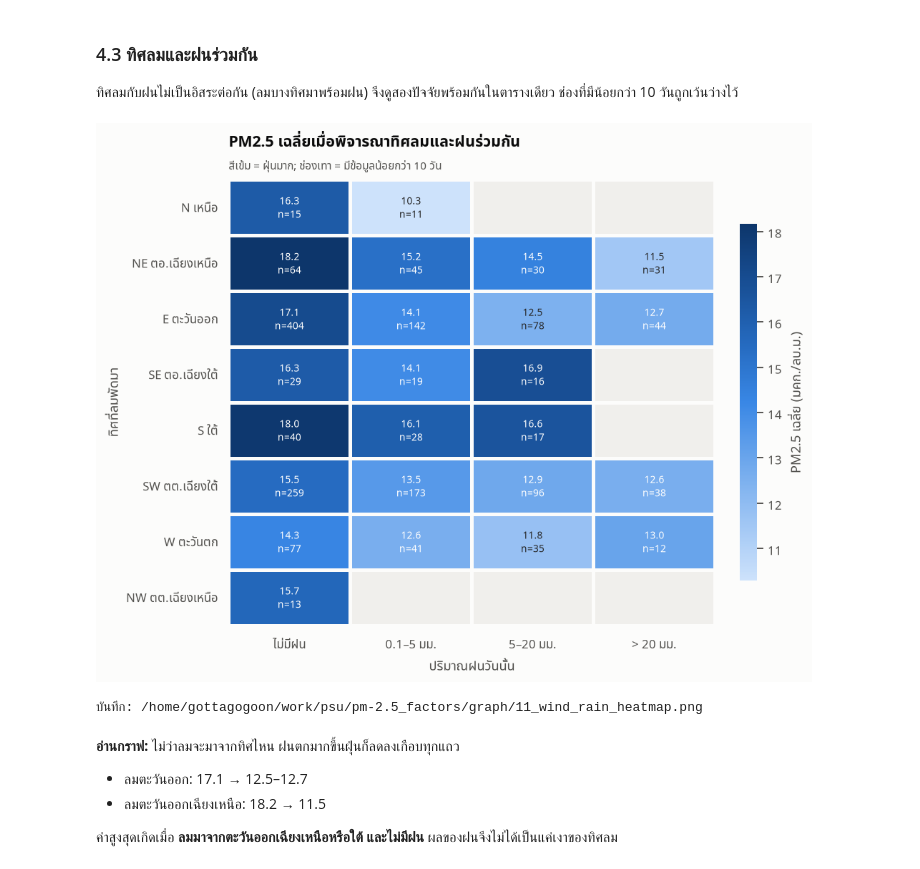
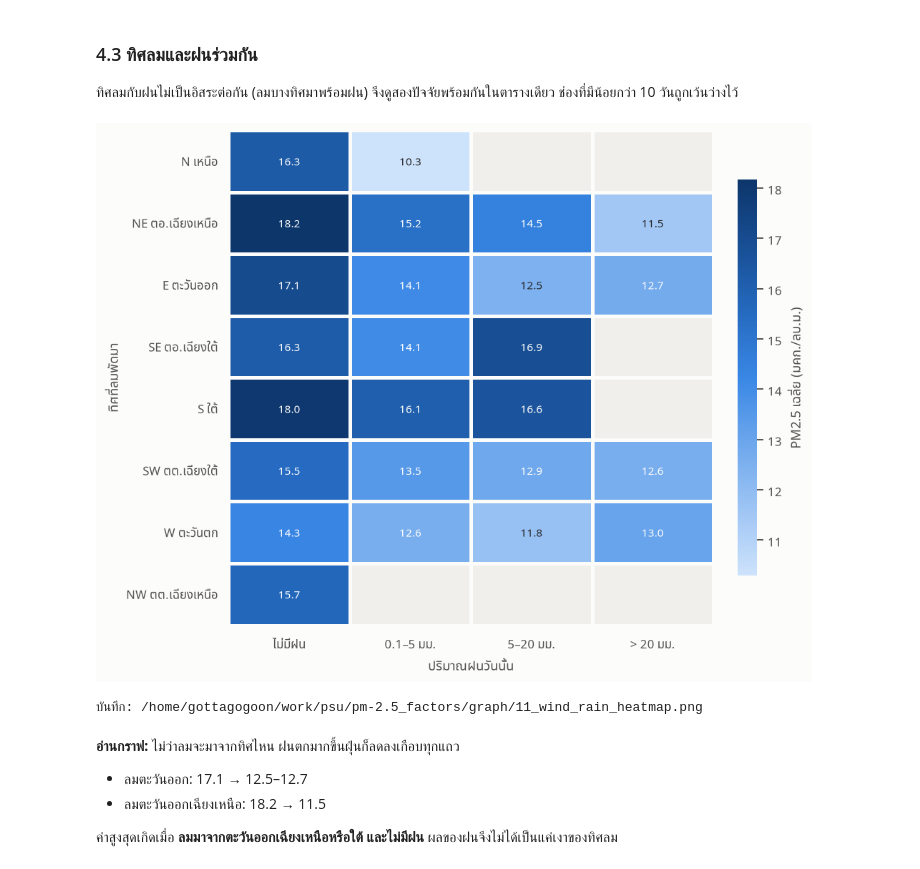
Before and after one commit to SaktanuthPeak/pm-2.5_factors, a Jupyter notebook: notebooks/pm25_factors.ipynb, the cells around one changed output. Saved outputs shown, nothing was run; the diff lists cells and outputs as text; code cells hidden in the pictures.

```diff
--- a/notebooks/pm25_factors.ipynb
+++ b/notebooks/pm25_factors.ipynb
@@ -104,7 +104,7 @@ plt.rcParams.update({
     "figure.dpi": 110, "savefig.dpi": 200,
     "figure.facecolor": SURFACE, "axes.facecolor": SURFACE, "savefig.facecolor": SURFACE,
     "axes.edgecolor": GRID, "axes.linewidth": 0.8, "axes.labelcolor": INK2,
-    "axes.titlecolor": INK, "axes.titlesize": 14, "axes.titleweight": "bold", "axes.titlelocation": "left", "axes.titlepad": 30,
+    "axes.titlecolor": INK, "axes.titlesize": 14, "axes.titleweight": "bold", "axes.titlelocation": "left", "axes.titlepad": 12,
     "xtick.color": INK2, "ytick.color": INK2, "text.color": INK,
     "grid.color": GRID, "grid.linewidth": 0.8,
     "axes.spines.top": False, "axes.spines.right": False,
@@ -147,15 +147,6 @@ def savefig(fig, filename):
     plt.show()
     print(f"บันทึก: {GRAPH_DIR / filename}")
 
-def subtitle(ax, text):
-    """คำอธิบายสั้นใต้ชื่อกราฟ"""
-    ax.text(0, 1.015, text, transform=ax.transAxes, ha="left", va="bottom", fontsize=10, color=INK2)
-
-def label_n(ax, positions, counts, y):
-    """เขียนจำนวนวัน (n) ใต้กล่องแต่ละกล่อง"""
-    for x, n in zip(positions, counts):
-        ax.text(x, y, f"n={n:,}", ha="center", va="top", fontsize=9, color=MUTED)
-
 print("ข้อมูล:", DATA_PATH.resolve())
 print("โฟลเดอร์รูป:", GRAPH_DIR.resolve())
 # %% [output]
@@ -566,20 +538,18 @@ savefig(fig, "10_rain_lag.png")
 # %%
 joint = df.pivot_table(index="wind_sector", columns="rain_bin", values="pm25", aggfunc="mean", observed=False)
 joint_n = df.pivot_table(index="wind_sector", columns="rain_bin", values="pm25", aggfunc="count", observed=False)
 show = joint.where(joint_n >= 10)
-annot = show.round(1).astype(str).where(show.notna(), "") + "\n" + joint_n.astype(int).map(lambda n: f"n={n}").where(show.notna(), "")
+annot = show.round(1).astype(str).where(show.notna(), "")
 
 fig, ax = plt.subplots(figsize=(9, 7), layout="constrained")
-sns.heatmap(show, annot=annot, fmt="", annot_kws={"fontsize": 9}, cmap=SEQ_CMAP, linewidths=2, linecolor=SURFACE,
+sns.heatmap(show, annot=annot, fmt="", annot_kws={"fontsize": 10}, cmap=SEQ_CMAP, linewidths=2, linecolor=SURFACE,
             cbar_kws={"label": "PM2.5 เฉลี่ย (มคก./ลบ.ม.)", "shrink": 0.8}, ax=ax)
 ax.set_facecolor("#f0efec"); ax.grid(False)
 ax.set_yticks(np.arange(len(SECTORS)) + 0.5, [f"{s} {SECTOR_TH[s]}" for s in SECTORS], rotation=0)
 ax.set(xlabel="ปริมาณฝนวันนั้น", ylabel="ทิศที่ลมพัดมา")
-ax.set_title("PM2.5 เฉลี่ยเมื่อพิจารณาทิศลมและฝนร่วมกัน")
-subtitle(ax, "สีเข้ม = ฝุ่นมาก; ช่องเทา = มีข้อมูลน้อยกว่า 10 วัน")
 savefig(fig, "11_wind_rain_heatmap.png")
 # %% [output]
-[figure, old version]
+[figure, new version]
 บันทึก: /home/gottagogoon/work/psu/pm-2.5_factors/graph/11_wind_rain_heatmap.png
 # %% [markdown]
 **อ่านกราฟ:** ไม่ว่าลมจะมาจากทิศไหน ฝนตกมากขึ้นฝุ่นก็ลดลงเกือบทุกแถว
```
Also changed, not shown: parts of 16 cells of this notebook, 18 other files.
